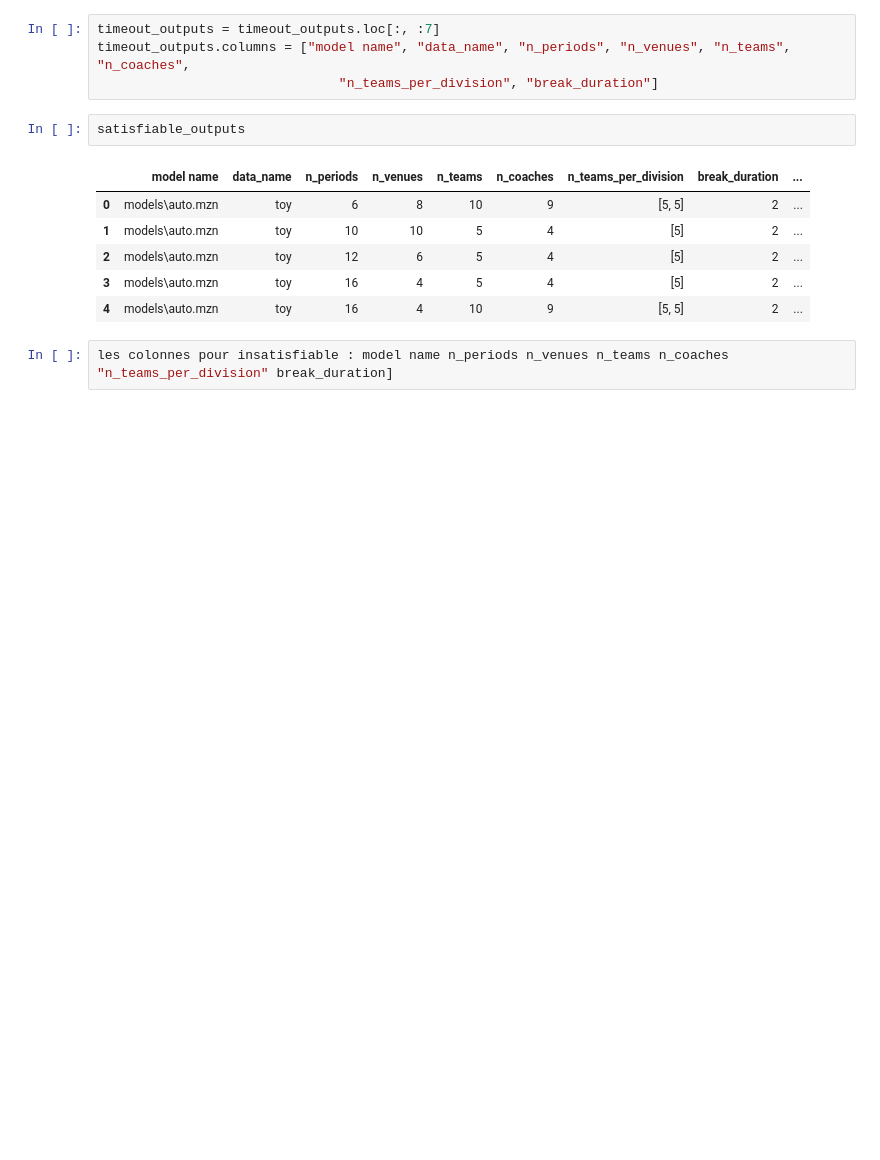
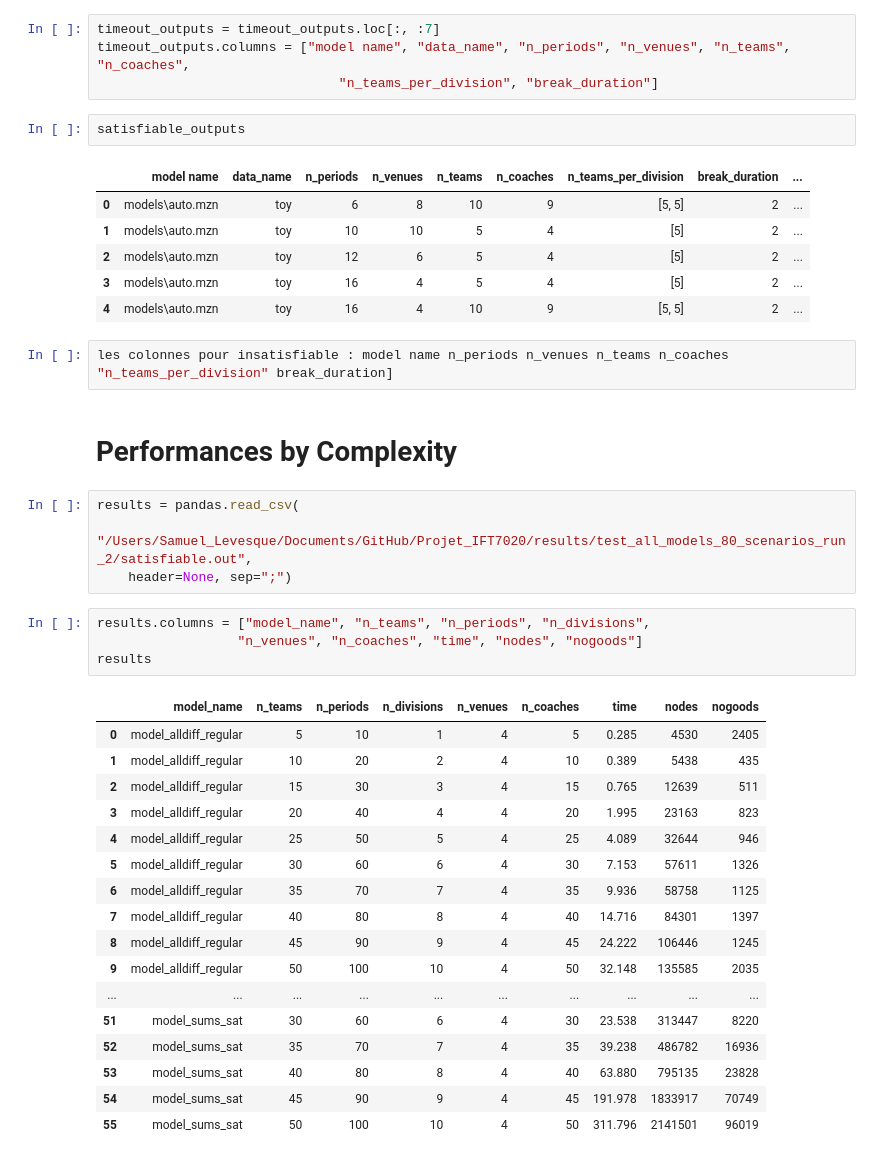
Before and after one commit to Samuel-Levesque/Projet_IFT7020, a Jupyter notebook: code/generate_results_graphs.ipynb, the cells around one changed output. Drawn from its saved outputs; the diff is of its cells as text; blank space fills up the shorter version.

```diff
--- a/code/generate_results_graphs.ipynb
+++ b/code/generate_results_graphs.ipynb
@@ -40,3 +42,31 @@ satisfiable_outputs
 | 4 | models\auto.mzn | toy | 16 | 4 | 10 | 9 | [5, 5] | 2 | ... |
 # %%
 les colonnes pour insatisfiable : model name n_periods n_venues n_teams n_coaches "n_teams_per_division" break_duration]
+# %% [markdown]
+# Performances by Complexity
+# %%
+results = pandas.read_csv(
+    "/Users/Samuel_Levesque/Documents/GitHub/Projet_IFT7020/results/test_all_models_80_scenarios_run_2/satisfiable.out",
+    header=None, sep=";")
+# %%
+results.columns = ["model_name", "n_teams", "n_periods", "n_divisions",
+                  "n_venues", "n_coaches", "time", "nodes", "nogoods"]
+results
+# %% [output]
+|  | model_name | n_teams | n_periods | n_divisions | n_venues | n_coaches | time | nodes | nogoods |
+| 0 | model_alldiff_regular | 5 | 10 | 1 | 4 | 5 | 0.285 | 4530 | 2405 |
+| 1 | model_alldiff_regular | 10 | 20 | 2 | 4 | 10 | 0.389 | 5438 | 435 |
+| 2 | model_alldiff_regular | 15 | 30 | 3 | 4 | 15 | 0.765 | 12639 | 511 |
+| 3 | model_alldiff_regular | 20 | 40 | 4 | 4 | 20 | 1.995 | 23163 | 823 |
+| 4 | model_alldiff_regular | 25 | 50 | 5 | 4 | 25 | 4.089 | 32644 | 946 |
+| 5 | model_alldiff_regular | 30 | 60 | 6 | 4 | 30 | 7.153 | 57611 | 1326 |
+| 6 | model_alldiff_regular | 35 | 70 | 7 | 4 | 35 | 9.936 | 58758 | 1125 |
+| 7 | model_alldiff_regular | 40 | 80 | 8 | 4 | 40 | 14.716 | 84301 | 1397 |
+| 8 | model_alldiff_regular | 45 | 90 | 9 | 4 | 45 | 24.222 | 106446 | 1245 |
+| 9 | model_alldiff_regular | 50 | 100 | 10 | 4 | 50 | 32.148 | 135585 | 2035 |
+| ... | ... | ... | ... | ... | ... | ... | ... | ... | ... |
+| 51 | model_sums_sat | 30 | 60 | 6 | 4 | 30 | 23.538 | 313447 | 8220 |
+| 52 | model_sums_sat | 35 | 70 | 7 | 4 | 35 | 39.238 | 486782 | 16936 |
+| 53 | model_sums_sat | 40 | 80 | 8 | 4 | 40 | 63.880 | 795135 | 23828 |
+| 54 | model_sums_sat | 45 | 90 | 9 | 4 | 45 | 191.978 | 1833917 | 70749 |
+| 55 | model_sums_sat | 50 | 100 | 10 | 4 | 50 | 311.796 | 2141501 | 96019 |
```
Also changed, not shown: parts of 16 cells of this notebook, 3 other files.
